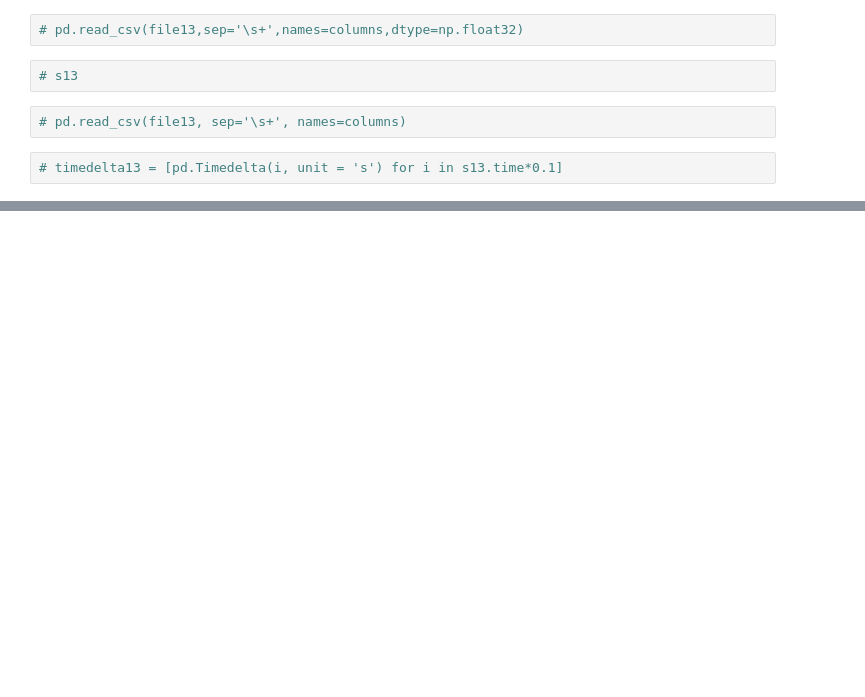
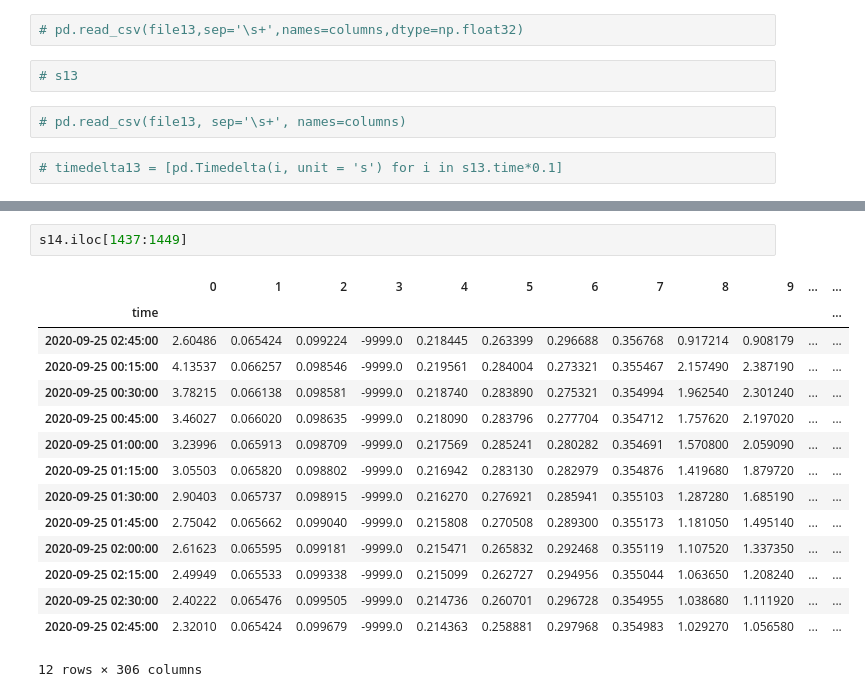
Before and after one commit to jennaisrael/Savio_scratch_back_up, a Jupyter notebook: Plotting/event_removal/station_plots.ipynb, the cells around one changed output, grey strips where cells are left out. Saved outputs shown, nothing was run; the diff lists cells and outputs as text; blank space fills up the shorter version.

```diff
--- a/Plotting/event_removal/station_plots.ipynb
+++ b/Plotting/event_removal/station_plots.ipynb
@@ -132,0 +183,18 @@ Axes(0.125,0.11;0.775x0.77)
+# %%
+s14.iloc[1437:1449]
+# %% [output]
+|  | 0 | 1 | 2 | 3 | 4 | 5 | 6 | 7 | 8 | 9 | ... | ... |
+| time |  |  |  |  |  |  |  |  |  |  |  | ... |
+| 2020-09-25 02:45:00 | 2.60486 | 0.065424 | 0.099224 | -9999.0 | 0.218445 | 0.263399 | 0.296688 | 0.356768 | 0.917214 | 0.908179 | ... | ... |
+| 2020-09-25 00:15:00 | 4.13537 | 0.066257 | 0.098546 | -9999.0 | 0.219561 | 0.284004 | 0.273321 | 0.355467 | 2.157490 | 2.387190 | ... | ... |
+| 2020-09-25 00:30:00 | 3.78215 | 0.066138 | 0.098581 | -9999.0 | 0.218740 | 0.283890 | 0.275321 | 0.354994 | 1.962540 | 2.301240 | ... | ... |
+| 2020-09-25 00:45:00 | 3.46027 | 0.066020 | 0.098635 | -9999.0 | 0.218090 | 0.283796 | 0.277704 | 0.354712 | 1.757620 | 2.197020 | ... | ... |
+| 2020-09-25 01:00:00 | 3.23996 | 0.065913 | 0.098709 | -9999.0 | 0.217569 | 0.285241 | 0.280282 | 0.354691 | 1.570800 | 2.059090 | ... | ... |
+| 2020-09-25 01:15:00 | 3.05503 | 0.065820 | 0.098802 | -9999.0 | 0.216942 | 0.283130 | 0.282979 | 0.354876 | 1.419680 | 1.879720 | ... | ... |
+| 2020-09-25 01:30:00 | 2.90403 | 0.065737 | 0.098915 | -9999.0 | 0.216270 | 0.276921 | 0.285941 | 0.355103 | 1.287280 | 1.685190 | ... | ... |
+| 2020-09-25 01:45:00 | 2.75042 | 0.065662 | 0.099040 | -9999.0 | 0.215808 | 0.270508 | 0.289300 | 0.355173 | 1.181050 | 1.495140 | ... | ... |
+| 2020-09-25 02:00:00 | 2.61623 | 0.065595 | 0.099181 | -9999.0 | 0.215471 | 0.265832 | 0.292468 | 0.355119 | 1.107520 | 1.337350 | ... | ... |
+| 2020-09-25 02:15:00 | 2.49949 | 0.065533 | 0.099338 | -9999.0 | 0.215099 | 0.262727 | 0.294956 | 0.355044 | 1.063650 | 1.208240 | ... | ... |
+| 2020-09-25 02:30:00 | 2.40222 | 0.065476 | 0.099505 | -9999.0 | 0.214736 | 0.260701 | 0.296728 | 0.354955 | 1.038680 | 1.111920 | ... | ... |
+| 2020-09-25 02:45:00 | 2.32010 | 0.065424 | 0.099679 | -9999.0 | 0.214363 | 0.258881 | 0.297968 | 0.354983 | 1.029270 | 1.056580 | ... | ... |
+12 rows × 306 columns
```
Also changed, not shown: parts of 13 cells of this notebook, 4 other files.
